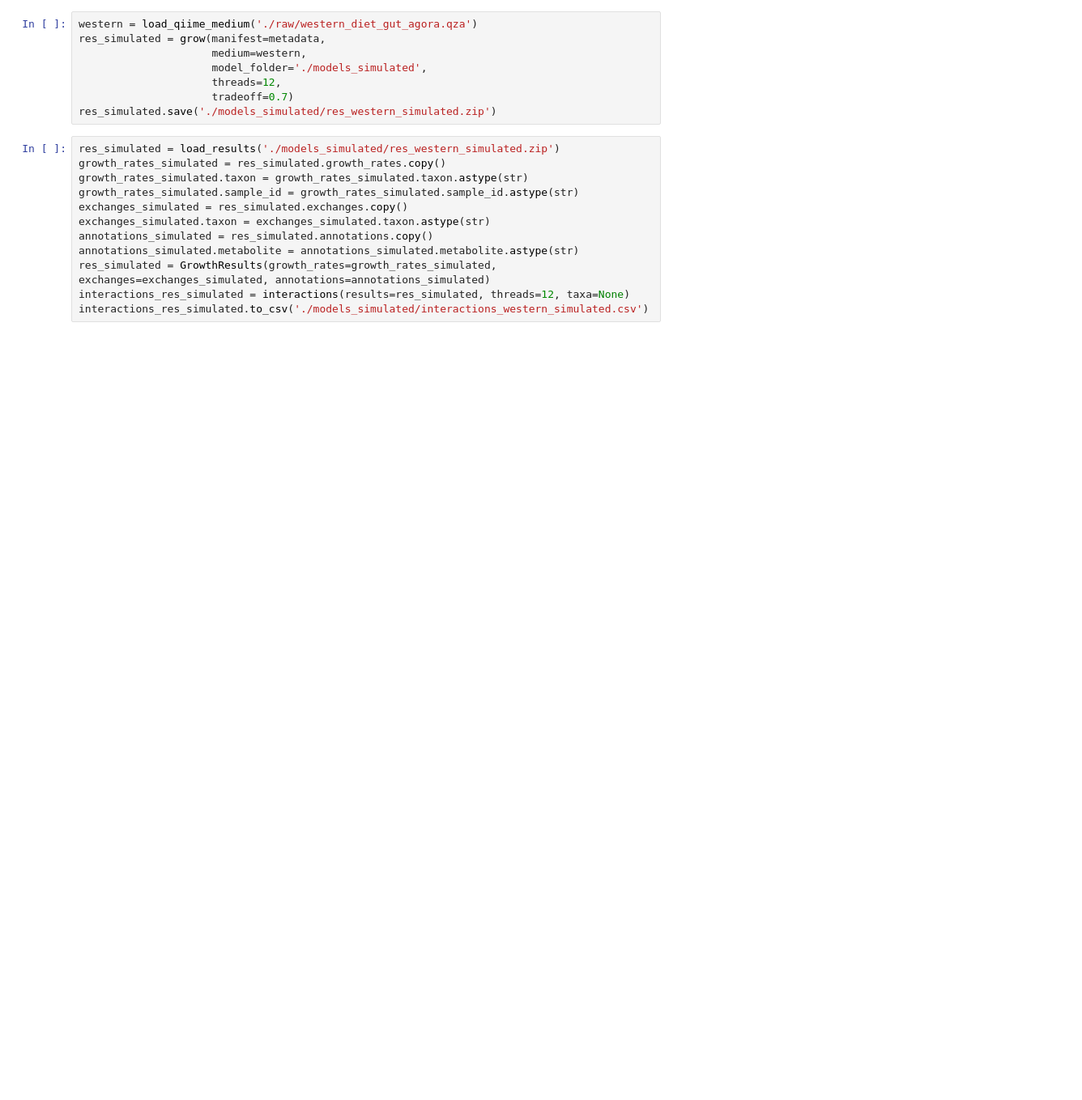
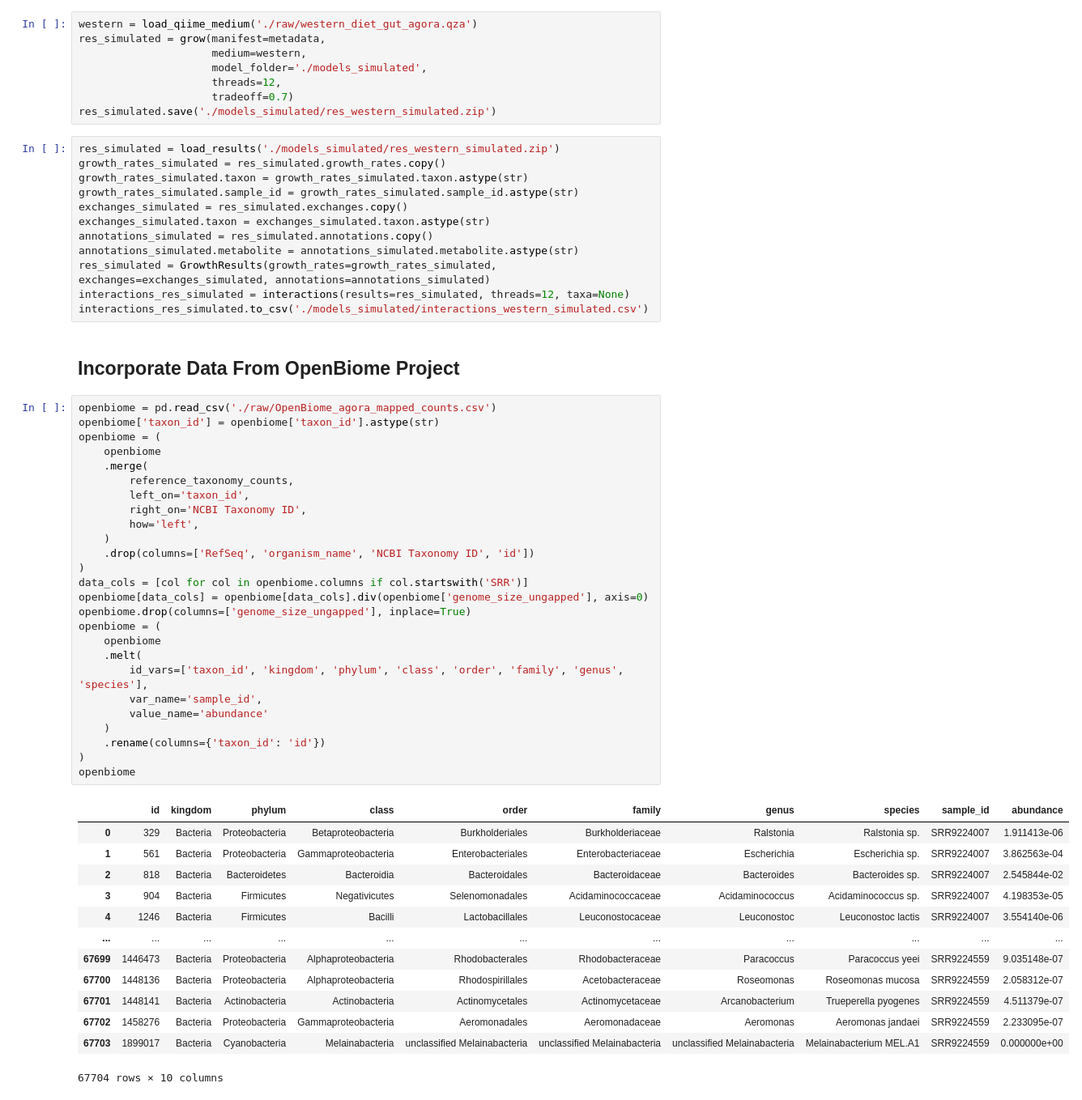
Before and after one commit to urtecholabucsd/FMT, a Jupyter notebook: goll_et.al_2020_IBS_FMT/preprocess.ipynb, the cells around one changed output. Shown at 81% size. Drawn from its saved outputs; the diff is of its cells as text; blank space fills up the shorter version.

```diff
--- a/goll_et.al_2020_IBS_FMT/preprocess.ipynb
+++ b/goll_et.al_2020_IBS_FMT/preprocess.ipynb
@@ -253,3 +254,45 @@ annotations_simulated.metabolite = annotations_simulated.metabolite.astype(str)
 res_simulated = GrowthResults(growth_rates=growth_rates_simulated, exchanges=exchanges_simulated, annotations=annotations_simulated)
 interactions_res_simulated = interactions(results=res_simulated, threads=12, taxa=None)
 interactions_res_simulated.to_csv('./models_simulated/interactions_western_simulated.csv')
+# %% [markdown]
+## Incorporate Data From OpenBiome Project
+# %%
+openbiome = pd.read_csv('./raw/OpenBiome_agora_mapped_counts.csv')
+openbiome['taxon_id'] = openbiome['taxon_id'].astype(str)
+openbiome = (
+    openbiome
+    .merge(
+        reference_taxonomy_counts,
+        left_on='taxon_id',
+        right_on='NCBI Taxonomy ID',
+        how='left',
+    )
+    .drop(columns=['RefSeq', 'organism_name', 'NCBI Taxonomy ID', 'id'])
+)
+data_cols = [col for col in openbiome.columns if col.startswith('SRR')]
+openbiome[data_cols] = openbiome[data_cols].div(openbiome['genome_size_ungapped'], axis=0)
+openbiome.drop(columns=['genome_size_ungapped'], inplace=True)
+openbiome = (
+    openbiome
+    .melt(
+        id_vars=['taxon_id', 'kingdom', 'phylum', 'class', 'order', 'family', 'genus', 'species'],
+        var_name='sample_id',
+        value_name='abundance'
+    )
+    .rename(columns={'taxon_id': 'id'})
+)
+openbiome
+# %% [output]
+|  | id | kingdom | phylum | class | order | family | genus | species | sample_id | abundance |
+| 0 | 329 | Bacteria | Proteobacteria | Betaproteobacteria | Burkholderiales | Burkholderiaceae | Ralstonia | Ralstonia sp. | SRR9224007 | 1.911413e-06 |
+| 1 | 561 | Bacteria | Proteobacteria | Gammaproteobacteria | Enterobacteriales | Enterobacteriaceae | Escherichia | Escherichia sp. | SRR9224007 | 3.862563e-04 |
+| 2 | 818 | Bacteria | Bacteroidetes | Bacteroidia | Bacteroidales | Bacteroidaceae | Bacteroides | Bacteroides sp. | SRR9224007 | 2.545844e-02 |
+| 3 | 904 | Bacteria | Firmicutes | Negativicutes | Selenomonadales | Acidaminococcaceae | Acidaminococcus | Acidaminococcus sp. | SRR9224007 | 4.198353e-05 |
+| 4 | 1246 | Bacteria | Firmicutes | Bacilli | Lactobacillales | Leuconostocaceae | Leuconostoc | Leuconostoc lactis | SRR9224007 | 3.554140e-06 |
+| ... | ... | ... | ... | ... | ... | ... | ... | ... | ... | ... |
+| 67699 | 1446473 | Bacteria | Proteobacteria | Alphaproteobacteria | Rhodobacterales | Rhodobacteraceae | Paracoccus | Paracoccus yeei | SRR9224559 | 9.035148e-07 |
+| 67700 | 1448136 | Bacteria | Proteobacteria | Alphaproteobacteria | Rhodospirillales | Acetobacteraceae | Roseomonas | Roseomonas mucosa | SRR9224559 | 2.058312e-07 |
+| 67701 | 1448141 | Bacteria | Actinobacteria | Actinobacteria | Actinomycetales | Actinomycetaceae | Arcanobacterium | Trueperella pyogenes | SRR9224559 | 4.511379e-07 |
+| 67702 | 1458276 | Bacteria | Proteobacteria | Gammaproteobacteria | Aeromonadales | Aeromonadaceae | Aeromonas | Aeromonas jandaei | SRR9224559 | 2.233095e-07 |
+| 67703 | 1899017 | Bacteria | Cyanobacteria | Melainabacteria | unclassified Melainabacteria | unclassified Melainabacteria | unclassified Melainabacteria | Melainabacterium MEL.A1 | SRR9224559 | 0.000000e+00 |
+67704 rows × 10 columns
```
Also changed, not shown: parts of 9 cells of this notebook.
